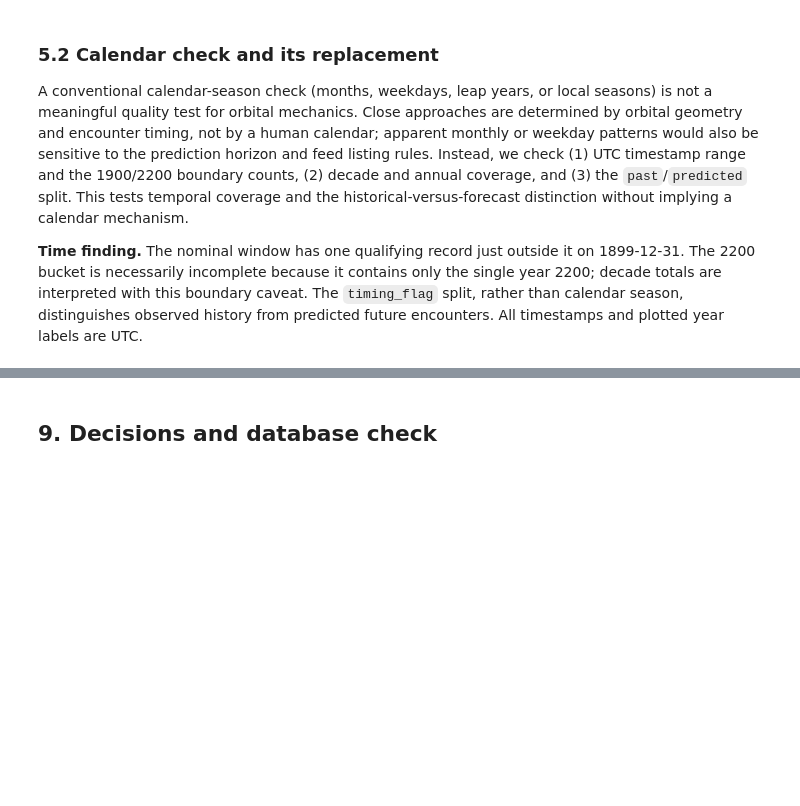
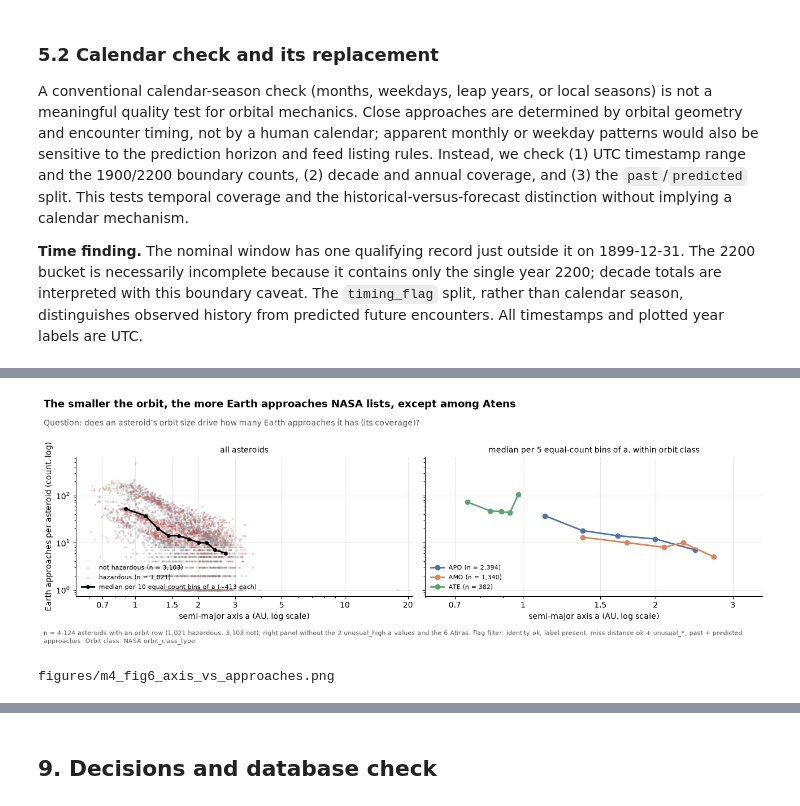
Before and after one commit to eliffshnn/nasa-data-pipeline, a Jupyter notebook: notebooks/m4_eda.ipynb, the cells around one changed output, grey strips where cells are left out. Cells and saved outputs as stored; diff of their text form; code cells hidden in the pictures; blank space fills up the shorter version.

```diff
--- a/notebooks/m4_eda.ipynb
+++ b/notebooks/m4_eda.ipynb
@@ -52,10 +52,12 @@ BIN_WIDTHS_LD = (1, 5, 10)      # histogram bin widths tried, in lunar distances
 CHOSEN_BIN_LD = 5               # the one reported (justified in section 3)
 CLOSE_PASS_LD = 1               # 'closer than the Moon': threshold for the alternative summary
 
-# ---- sections 4-7 (Kişi 2 and Kişi 3 set these)
+# ---- sections 4-7 (Rana Yalçın and Elif Şahin set these)
 MIN_EARTH_APPROACHES = 3        # minimum qualifying Earth approaches for coverage-qualified summaries
 SEED = 42                       # random seed for every bootstrap
 N_BOOT = 2000                   # bootstrap resamples
+MIN_CLASS_N = 10                # smallest group (per label, per orbit class) given a correlation or an interval
+N_A_BINS = 10                   # equal-count bins of semi-major axis for the binned medians in section 6
 
 style()
 DB_FINGERPRINT_BEFORE = db_fingerprint()
@@ -560,0 +586,13 @@ A conventional calendar-season check (months, weekdays, leap years, or local sea
+# %%
+# Every pair looked at before choosing one (counted in section 7). Spearman = Pearson on ranks (no scipy needed).
+def spearman(x, y):
+    return x.rank().corr(y.rank())
+
+prof["perihelion"] = prof["perihelion_au"]
+features = {"eccentricity": "e", "inclination": "i (deg)", "semi_major_axis": "a (AU)", "perihelion": "q (AU)",
+            "mean_velocity_km_s": "mean Earth-approach velocity (km/s)"}
+targets = {"n_earth_approaches": "listed Earth approaches", "closest_ld": "closest Earth approach (LD)"}
+scan = pd.DataFrame([{"feature": fl, "versus": tl, "Pearson": prof[f].corr(prof[t]), "Spearman": spearman(prof[f], prof[t])}
+                     for t, tl in targets.items() for f, fl in features.items()]).round(3)
+print(f"pairs scanned: {len(scan)} | n = {len(prof):,} asteroids | {KEY_FILTER_TEXT}")
+scan.sort_values("Spearman", key=abs, ascending=False)
@@ -560,0 +618,44 @@ A conventional calendar-season check (months, weekdays, leap years, or local sea
+# %%
+trimmed = prof[prof.semi_major_axis_flag == "ok"]      # drops the M3 unusual_high values of a (robust z > 3.5)
+prof["a_bin"] = pd.qcut(prof.semi_major_axis, N_A_BINS)
+binned = prof.groupby("a_bin", observed=True).agg(a_median=("semi_major_axis", "median"),
+                                                  n_median=("n_earth_approaches", "median"), n=("asteroid_key", "size"))
+class_colors = {"APO": "#4C72B0", "AMO": "#DD8452", "ATE": "#55A868"}
+
+fig, axes = plt.subplots(1, 2, figsize=(13, 4.4), sharey=True)
+ax = axes[0]
+for hz in (0, 1):
+    s = prof[prof.hazardous == hz]
+    ax.scatter(s.semi_major_axis, s.n_earth_approaches, s=7, alpha=0.3, lw=0, color=colors[hz], label=f"{names[hz]} (n = {len(s):,})")
+ax.plot(binned.a_median, binned.n_median, color="black", lw=2, marker="o", ms=4,
+        label=f"median per {N_A_BINS} equal-count bins of a (~{binned.n.iloc[0]} each)")
+ax.set(xscale="log", yscale="log", xlabel="semi-major axis a (AU, log scale)",
+       ylabel="Earth approaches per asteroid (count, log)")
+ax.set_title("all asteroids", fontsize=10, fontweight="normal")
+ax.legend(loc="lower left", fontsize=8)
+
+ax = axes[1]
+for cls, col in class_colors.items():
+    g = trimmed[trimmed.orbit_class == cls].copy()
+    g["bin"] = pd.qcut(g.semi_major_axis, 5)
+    b = g.groupby("bin", observed=True).agg(a=("semi_major_axis", "median"), m=("n_earth_approaches", "median"))
+    ax.plot(b.a, b.m, marker="o", lw=2, color=col, label=f"{cls} (n = {len(g):,})")
+ax.set(xscale="log", xlabel="semi-major axis a (AU, log scale)")
+for ax in axes:
+    ax.set_xticks([0.7, 1, 1.5, 2, 3, 5, 10, 20])
+    ax.xaxis.set_major_formatter(plt.FormatStrFormatter("%g"))
+    ax.xaxis.set_minor_formatter(plt.NullFormatter())
+axes[1].set_xlim(0.6, 3.5)
+ax.set_title("median per 5 equal-count bins of a, within orbit class", fontsize=10, fontweight="normal")
+ax.legend(loc="lower left", fontsize=8)
+path = finish(fig, "m4_fig6_axis_vs_approaches",
+              "The smaller the orbit, the more Earth approaches NASA lists, except among Atens",
+              "Question: does an asteroid's orbit size drive how many Earth approaches it has (its coverage)?",
+              f"n = {len(prof):,} asteroids with an orbit row ({(prof.hazardous == 1).sum():,} hazardous, {(prof.hazardous == 0).sum():,} not); "
+              f"right panel without the {len(prof) - len(trimmed)} unusual_high a values and the {(trimmed.orbit_class == 'IEO').sum()} Atiras. "
+              f"{KEY_FILTER_TEXT}. Orbit class: NASA orbit_class_type.")
+plt.show()
+print(path.relative_to(ROOT))
+# %% [output]
+[figure, added]
+figures/m4_fig6_axis_vs_approaches.png
```
Also changed, not shown: parts of 25 cells of this notebook, 8 other files.
